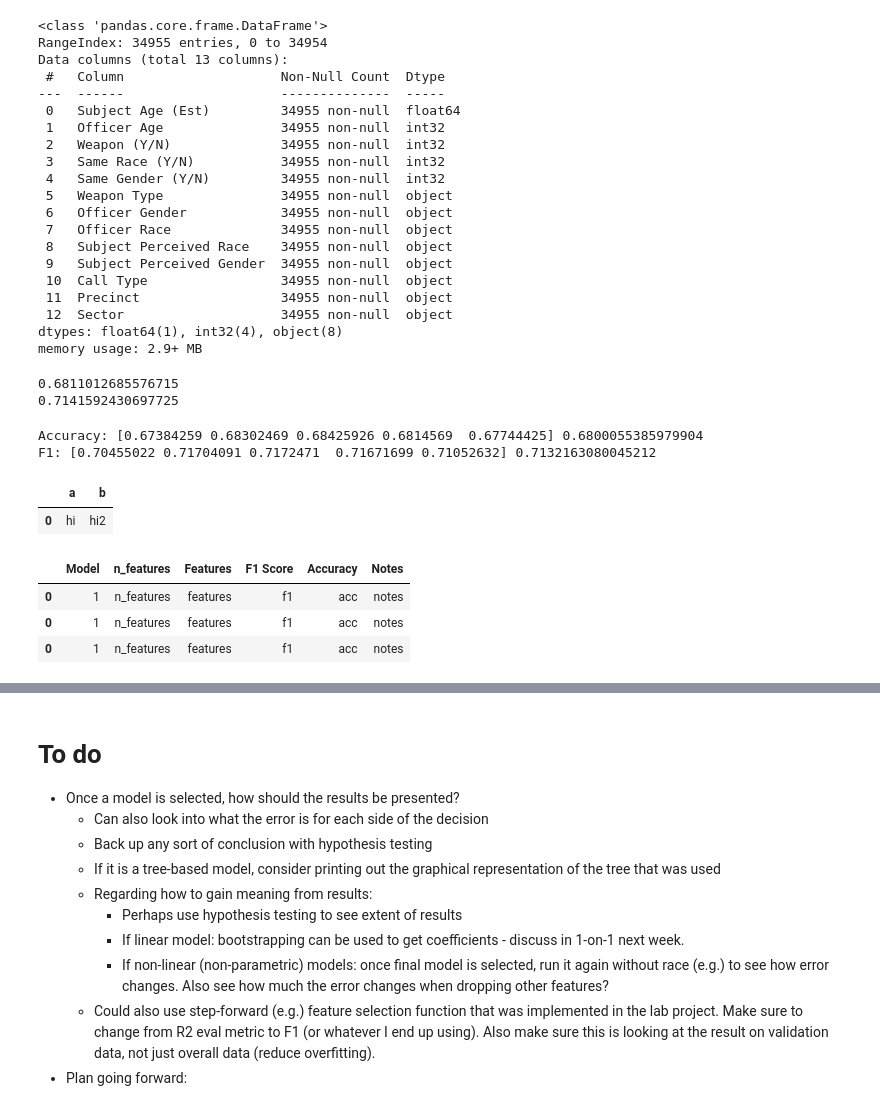
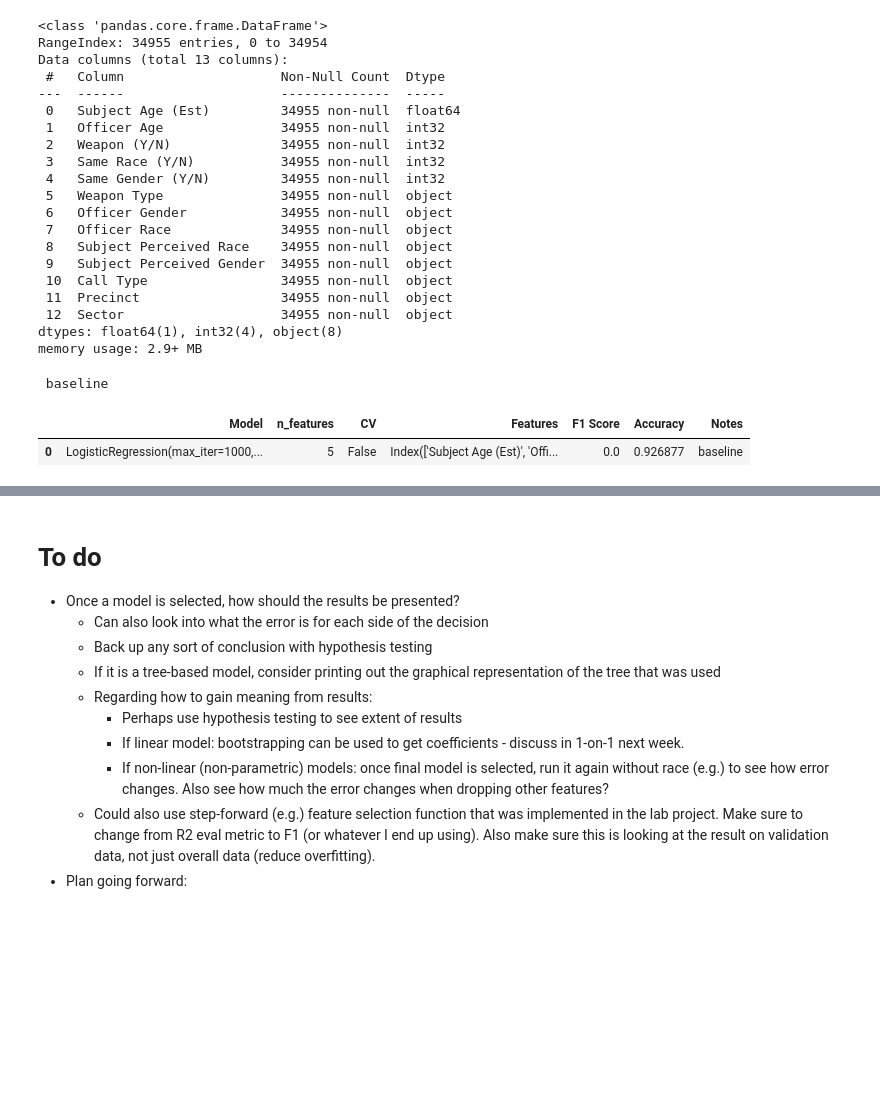
Before and after one commit to sethnlewis/Policing-Bias, a Jupyter notebook: analysis/EDA.ipynb, the cells around one changed output, grey strips where cells are left out. Saved outputs shown, nothing was run; the diff lists cells and outputs as text; code cells hidden in the pictures; blank space fills up the shorter version.

```diff
--- a/analysis/EDA.ipynb
+++ b/analysis/EDA.ipynb
@@ -490,7 +493,19 @@ Data columns (total 13 columns):
  12  Sector                    34955 non-null  object
 dtypes: float64(1), int32(4), object(8)
 memory usage: 2.9+ MB
+# %%
+# --- BASELINE MODEL ---
+model = LogisticRegression(random_state=RANDOM_STATE, max_iter=1000)
+X_numeric = X.select_dtypes(exclude='object')
+model.fit(X_numeric, y)
+model_history.add_results(model, X_numeric, y, verbose=True)
+# %% [output]
+ baseline
+|  | Model | n_features | CV | Features | F1 Score | Accuracy | Notes |
+| 0 | LogisticRegression(max_iter=1000,... | 5 | False | Index(['Subject Age (Est)', 'Offi... | 0.0 | 0.926877 | baseline |
 # %%
+# --- ENCODE AND SCALE ---
+
 # ENCODE 'OBJECT' DATATYPES
 ohe = OneHotEncoder(drop='first', sparse=False)
 X_obj = X.select_dtypes(include='object')
@@ -502,54 +517,8 @@ X_obj_ohe = pd.DataFrame(X_obj_ohe, columns = col_names_ohe)
 X_numeric = X.drop(X_obj.columns, axis=1)
 X_ohe_num = pd.concat([X_obj_ohe, X_numeric], axis=1)
 
-
 ss = StandardScaler()
 X_scaled = pd.DataFrame(ss.fit_transform(X_ohe_num), columns = X_ohe_num.columns)
 
 smote = SMOTE()
 X_resampled, y_resampled = smote.fit_resample(X_scaled, y)
-
-model = LogisticRegression(random_state=RANDOM_STATE, max_iter=1000)
-model.fit(X_resampled, y_resampled)
-
-print(accuracy_score(y_resampled, model.predict(X_resampled)))
-print(f1_score(y_resampled, model.predict(X_resampled)))
-# %% [output]
-0.6811012685576715
-0.7141592430697725
-# %%
-#cross_validate(model, X_resampled, y_resampled, cv=10, random_state=RANDOM_STATE)['test_score']
-cv = KFold(n_splits=5, shuffle=True, random_state=RANDOM_STATE)
-acc = cross_val_score(model, X_resampled, y_resampled, cv=cv, scoring='accuracy')
-f1 = cross_val_score(model, X_resampled, y_resampled, cv=cv, scoring='f1')
-print('Accuracy:', acc, acc.mean())
-print('F1:', f1, f1.mean())
-# %% [output]
-Accuracy: [0.67384259 0.68302469 0.68425926 0.6814569  0.67744425] 0.6800055385979904
-F1: [0.70455022 0.71704091 0.7172471  0.71671699 0.71052632] 0.7132163080045212
-# %%
-#pd.DataFrame(columns=['a', 'b']).append([['hi', 'hi2']])
-a = pd.DataFrame(columns=['a', 'b'])
-b = pd.DataFrame([['hi', 'hi2']], columns=['a', 'b'])
-
-
-#pd.concat([a, b], axis=0)
-a.append(b)
-# %% [output]
-|  | a | b |
-| 0 | hi | hi2 |
-# %%
-c = ['Model', 'n_features', 'Features', 'F1 Score', 'Accuracy', 'Notes']
-history = pd.DataFrame(columns = c)
-
-model_info = ['1', 'n_features', 'features', 'f1', 'acc', 'notes']
-new_line = pd.DataFrame([model_info], columns=c)
-new_line
-
-history = history.append([new_line])
-history
-# %% [output]
-|  | Model | n_features | Features | F1 Score | Accuracy | Notes |
-| 0 | 1 | n_features | features | f1 | acc | notes |
-| 0 | 1 | n_features | features | f1 | acc | notes |
-| 0 | 1 | n_features | features | f1 | acc | notes |
```
Also changed, not shown: parts of 5 cells of this notebook, 1 other file.
